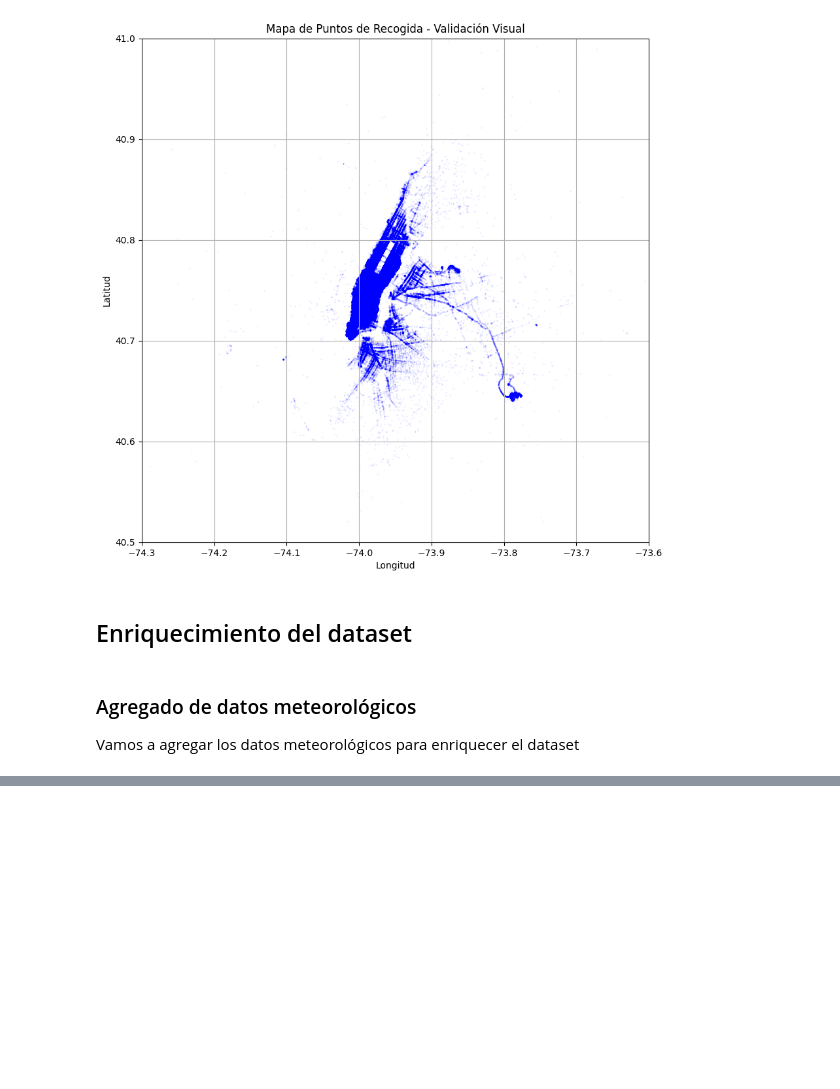
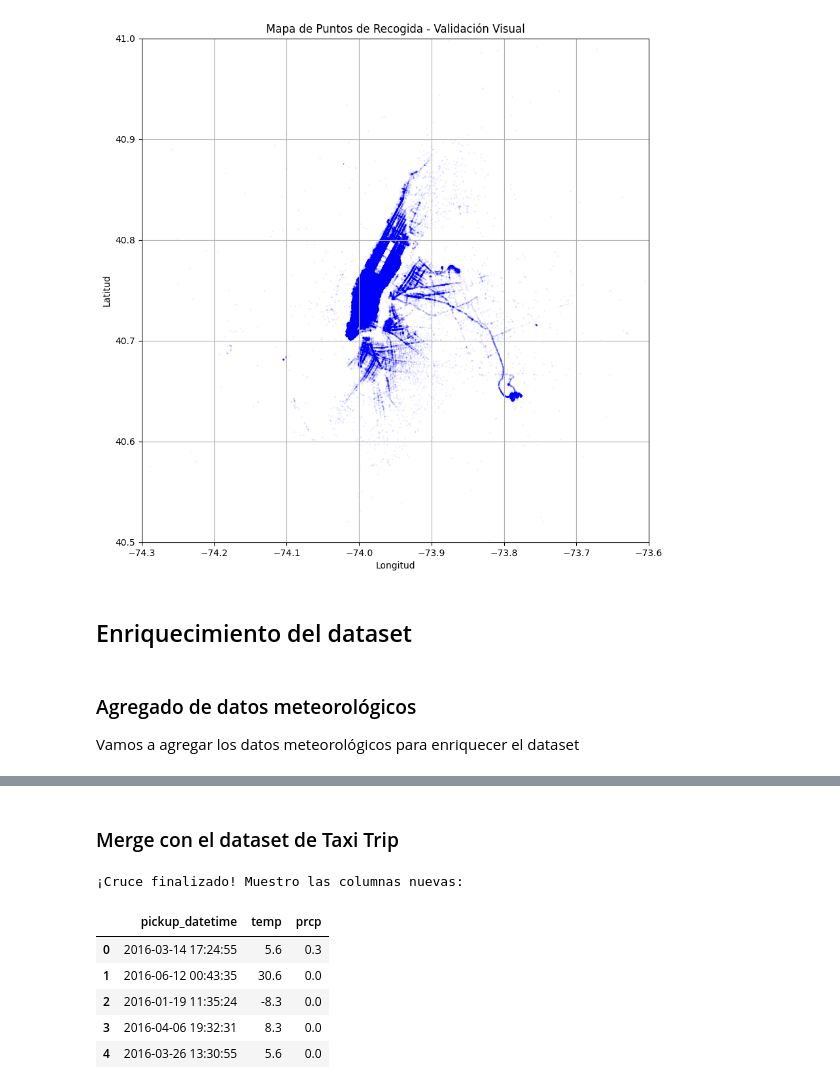
Before and after one commit to settilea/Leandro_Setti_Proyecto_final_DataScience2, a Jupyter notebook: LeandroSetti_Proyecto_Data_Science2.ipynb, the cells around one changed output, grey strips where cells are left out. Cells and saved outputs as stored; diff of their text form; code cells hidden in the pictures; blank space fills up the shorter version.

```diff
--- a/LeandroSetti_Proyecto_Data_Science2.ipynb
+++ b/LeandroSetti_Proyecto_Data_Science2.ipynb
@@ -337,0 +406,37 @@ Vamos a agregar los datos meteorológicos para enriquecer el dataset
+# %% [markdown]
+### Merge con el dataset de Taxi Trip
+# %%
+# --- PREPARACIÓN PARA EL CRUCE (MERGE) ---
+
+# 1. Reseteo el índice del clima
+# Meteostat devuelve la fecha como índice, la convierto en columna para poder usarla en el merge.
+datos_clima = datos_clima.reset_index()
+
+# 2. Selecciono solo las columnas útiles
+# 'time': hora, 'temp': temperatura, 'prcp': precipitaciones, 'wspd': velocidad viento
+clima_reducido = datos_clima[['time', 'temp', 'prcp', 'wspd']]
+
+# 3. Creo una columna de enlace en mi dataset de taxis
+# Redondeo la hora del viaje hacia abajo (FLOOR) para que coincida con la hora del reporte climático.
+# Ej: 14:23:00 -> 14:00:00
+df['temp_hour'] = df['pickup_datetime'].dt.floor('H')
+
+# 4. Realizo el cruce (Left Join)
+# Uso 'left' porque quiero mantener todos mis viajes y pegarles el clima si existe.
+df = df.merge(clima_reducido, left_on='temp_hour', right_on='time', how='left')
+
+# 5. Elimino las columnas auxiliares que ya no sirven para limpiar
+df = df.drop(columns=['temp_hour', 'time'])
+
+# 6. Verifico el resultado
+# Ahora debería ver columnas de temperatura al final de mi tabla.
+print("¡Cruce finalizado! Muestro las columnas nuevas:")
+display(df[['pickup_datetime', 'temp', 'prcp']].head())
+# %% [output]
+¡Cruce finalizado! Muestro las columnas nuevas:
+|  | pickup_datetime | temp | prcp |
+| 0 | 2016-03-14 17:24:55 | 5.6 | 0.3 |
+| 1 | 2016-06-12 00:43:35 | 30.6 | 0.0 |
+| 2 | 2016-01-19 11:35:24 | -8.3 | 0.0 |
+| 3 | 2016-04-06 19:32:31 | 8.3 | 0.0 |
+| 4 | 2016-03-26 13:30:55 | 5.6 | 0.0 |
```
Also changed, not shown: parts of 5 cells of this notebook.
